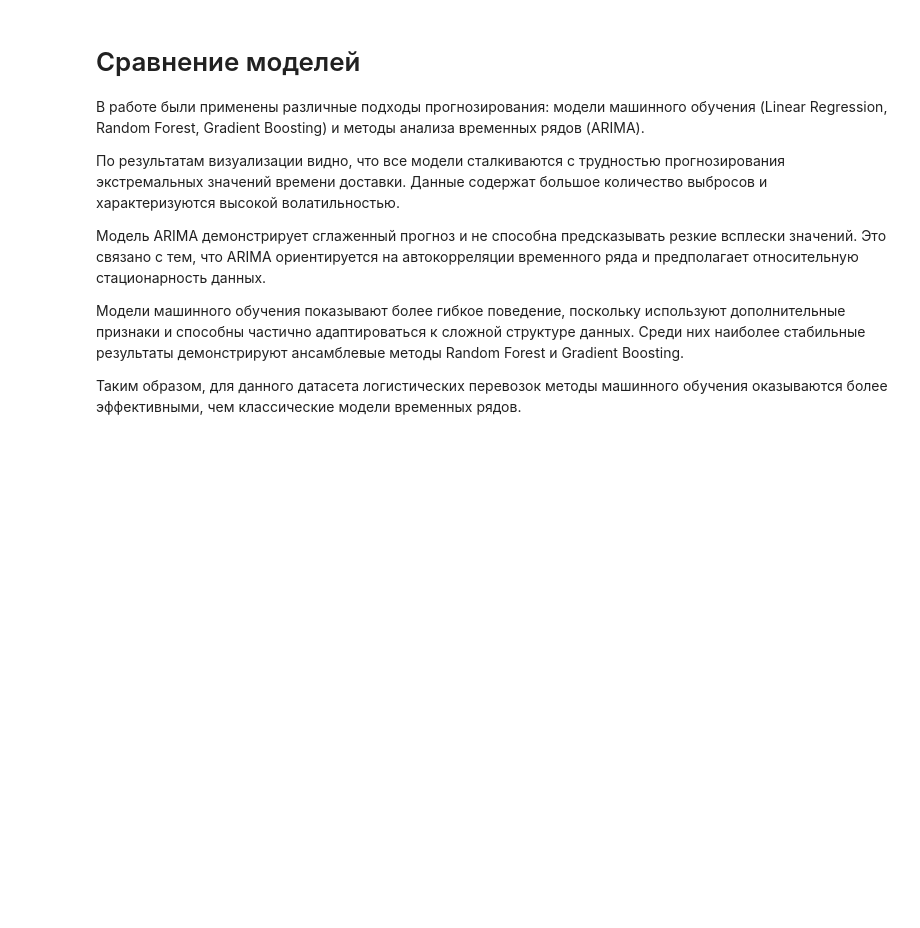
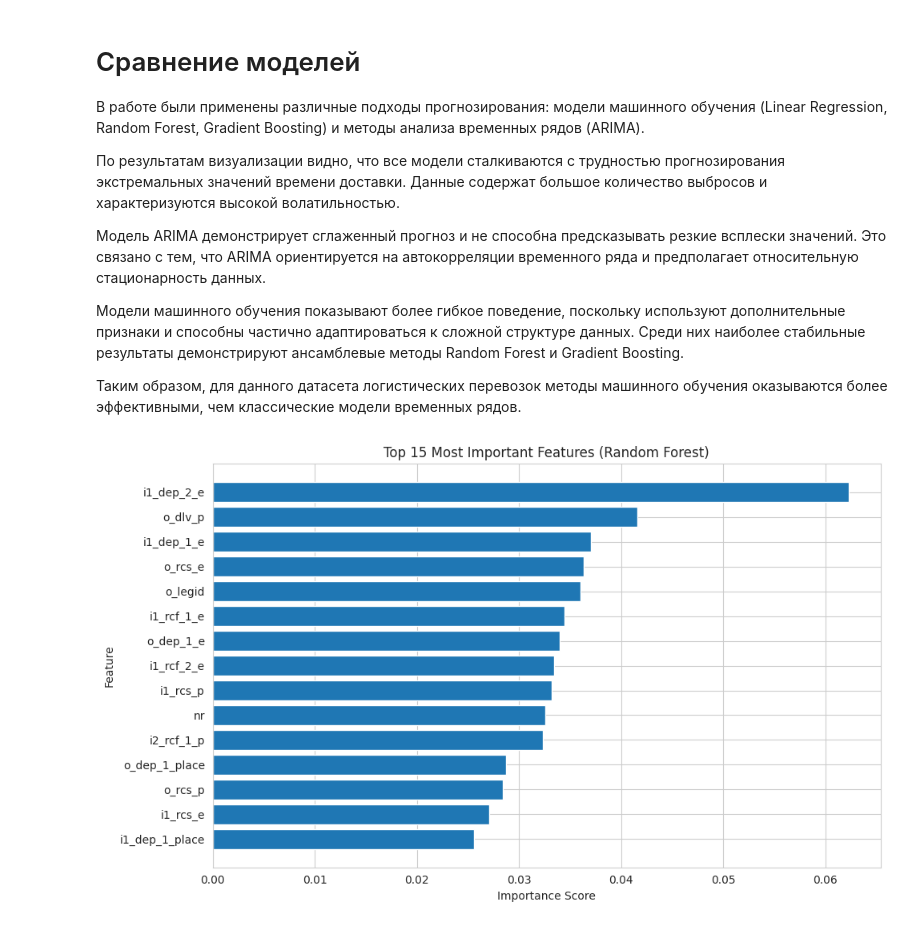
Before and after one commit to SamuilNur/ProjectSamDS, a Jupyter notebook: HW_6_DS/HW_6_DS.ipynb, the cells around one changed output. Drawn from its saved outputs; the diff is of its cells as text; code cells hidden in the pictures; blank space fills up the shorter version.

```diff
--- a/HW_6_DS/HW_6_DS.ipynb
+++ b/HW_6_DS/HW_6_DS.ipynb
@@ -733,3 +718,40 @@ plt.show()
 Модели машинного обучения показывают более гибкое поведение, поскольку используют дополнительные признаки и способны частично адаптироваться к сложной структуре данных. Среди них наиболее стабильные результаты демонстрируют ансамблевые методы Random Forest и Gradient Boosting.
 
 Таким образом, для данного датасета логистических перевозок методы машинного обучения оказываются более эффективными, чем классические модели временных рядов.
+# %%
+## Важность признаков (Top 15)
+
+import pandas as pd
+import matplotlib.pyplot as plt
+
+rf_model = models["RandomForest"]
+
+importances = rf_model.feature_importances_
+
+feature_importance = pd.DataFrame({
+    "feature": X.columns,
+    "importance": importances
+})
+
+feature_importance = feature_importance.sort_values(
+    by="importance",
+    ascending=False
+).head(15)
+
+plt.figure(figsize=(10,6))
+
+plt.barh(
+    feature_importance["feature"],
+    feature_importance["importance"]
+)
+
+plt.gca().invert_yaxis()
+
+plt.title("Top 15 Most Important Features (Random Forest)")
+plt.xlabel("Importance Score")
+plt.ylabel("Feature")
+
+plt.tight_layout()
+plt.show()
+# %% [output]
+[figure, added]
```
Also changed, not shown: parts of 3 cells of this notebook.
